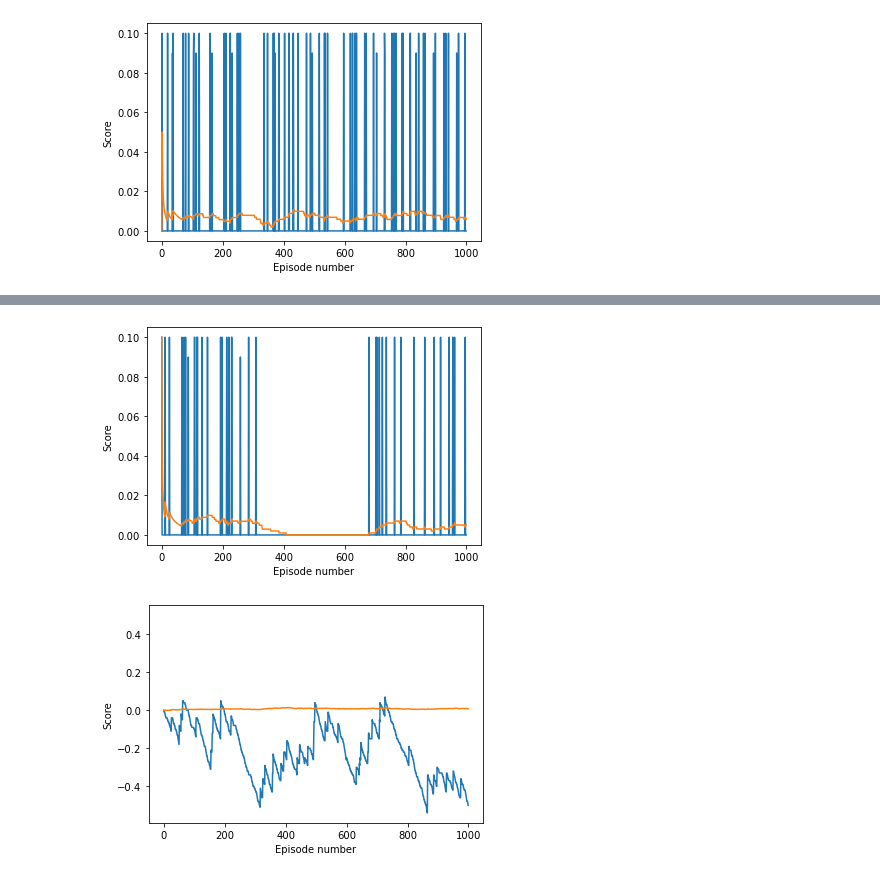
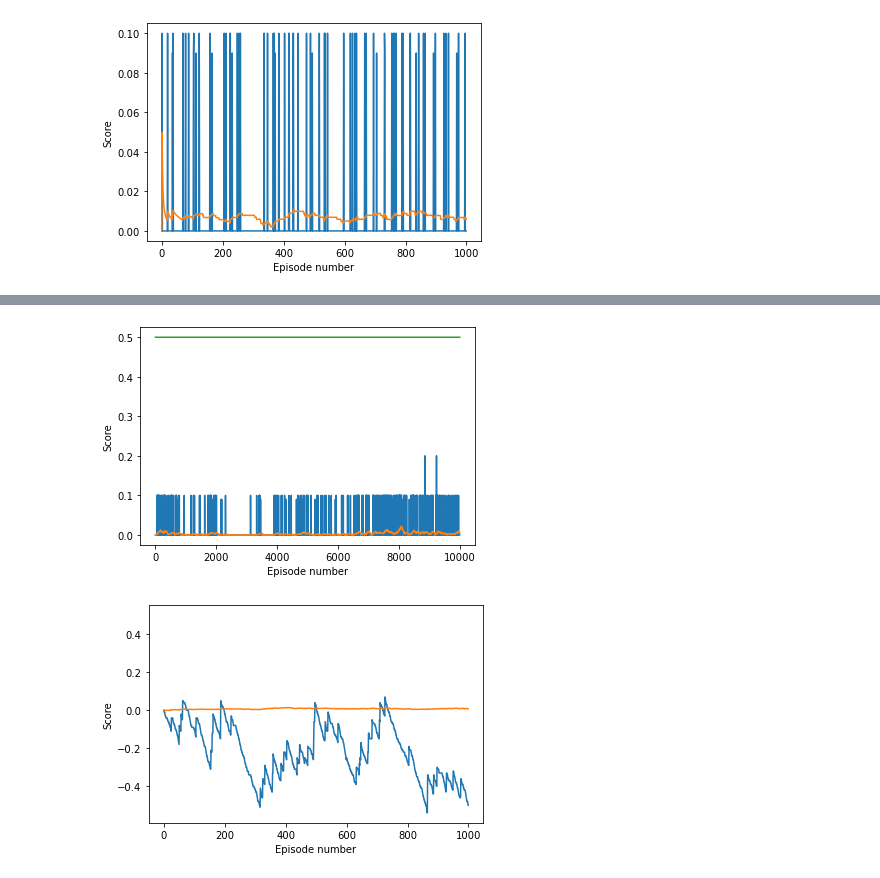
Before and after one commit to SENC/AiTennis, a Jupyter notebook: sourcecode/Tennis.ipynb, the cells around one changed output, grey strips where cells are left out. Saved outputs shown, nothing was run; the diff lists cells and outputs as text; code cells hidden in the pictures.

Commit message:
Update Tennis.ipynb
Common Replaybuffer for 2 agents and Model weight saving updated

```diff
--- a/sourcecode/Tennis.ipynb
+++ b/sourcecode/Tennis.ipynb
@@ -30,6 +30,8 @@ GAMMA = config['GAMMA']            # discount factor
 TAU = config['TAU']              # for soft update of target parameters
 LR_ACTOR = config['LR_ACTOR']        # learning rate of the actor
 LR_CRITIC = config['LR_CRITIC']        # learning rate of the critic
+BUFFER_SIZE = config["BUFFER_SIZE"]
+BATCH_SIZE = config["BATCH_SIZE"]
 # %%
 print (SEED)
 # %% [output]
@@ -168,9 +170,11 @@ Critic(
 #DeepDeterminsticPolicyGradient DDPG
 from nn_model import Actor , Critic
 from DDPGMultiAgent import DDPGMultiAgent
+from agent import ReplayBuffer
 
 #Test to create the instance of AiAgent
 colabAI = DDPGMultiAgent(state_size,action_size,num_agents)
+replayMemory =  ReplayBuffer(action_size, BUFFER_SIZE, BATCH_SIZE, SEED)
 # %%
 print(colabAI.multiagent)
 # %% [output]
@@ -347,7 +332,7 @@ env.close()
 #Added learning at every state change
 
 #def Ddpg(n_episodes=1000, max_t=300, print_every=100):
-n_episodes=1000
+n_episodes=10000
 #counters
 agent_scores=np.zeros(num_agents)          #
 episodes_score = []                         #Score counter to store each Episode score
@@ -395,15 +380,15 @@ for i_episode in range(1, n_episodes+1):
         #Uncomment when you want to check the scores for  each episode
         #print('Score (max over agents) from episode {}\t: {}'.format(i_episode,np.max(scores)))
 
-        if i_episode % 100 == 0 and ep_score >0.0:
-            print('\rScore (max over agents) from episode {} : {} \t Avg Score: {}'.format(i_episode, ep_score,np.mean(avg_score)))
-            torch.save(ddpgAgent.actor_local.state_dict(), 'checkpoint_actor.pth')
-            torch.save(ddpgAgent.critic_local.state_dict(), 'checkpoint_critic.pth')
-        if np.mean(scores_window)>=0.5 :#and i_episode>900:
-            print('\nEnvironment solved in {:d} episodes!\tMax Score: {:.4f}'.format(i_episode, np.max(scores)))
-            torch.save(ddpgAgent.actor_local.state_dict(), 'checkpoint_actor5.pth')
-            torch.save(ddpgAgent.critic_local.state_dict(), 'checkpoint_critic5.pth')
-            break
+    if i_episode % 10 == 0 and ep_score >0.0:
+        print('\rScore (max over agents) from episode {} : {} \t Avg Score: {}'.format(i_episode, ep_score,np.mean(avg_score)))
+        torch.save(ddpgAgent.actor_local.state_dict(), 'checkpoint_actor.pth')
+        torch.save(ddpgAgent.critic_local.state_dict(), 'checkpoint_critic.pth')
+    if np.mean(scores_window)>=0.5 :#and i_episode>900:
+        print('\nEnvironment solved in {:d} episodes!\tMax Score: {:.4f}'.format(i_episode, np.max(scores)))
+        torch.save(ddpgAgent.actor_local.state_dict(), 'checkpoint_actor5.pth')
+        torch.save(ddpgAgent.critic_local.state_dict(), 'checkpoint_critic5.pth')
+        break
 
 
    # return rewards_plot
@@ -426,16 +416,16 @@ Score (max over agents) from episode 1000 : 0.10000000149011612          Avg Sco
 # %%
 target_score =0.5
 fig = plt.figure()
 ax = fig.add_subplot(111)
 plt.plot(np.arange(len(episodes_score)), episodes_score)
 plt.plot(np.arange(len(avg_score)), avg_score)
-#plt.plot(np.arange(len(episodes_score)), target_score*np.ones(len(episodes_score)))
+plt.plot(np.arange(len(episodes_score)), target_score*np.ones(len(episodes_score)))
 plt.xlabel('Episode number')
 plt.ylabel('Score')
 #plt.savefig('graph_trained_{:d}_episodes'.format(len(scores)), format='png')
 plt.show()
 # %% [output]
-[figure, old version]
+[figure, new version]
 # %%
 target_score =0.5
 fig = plt.figure()
```
Also changed, not shown: parts of 6 cells of this notebook.
